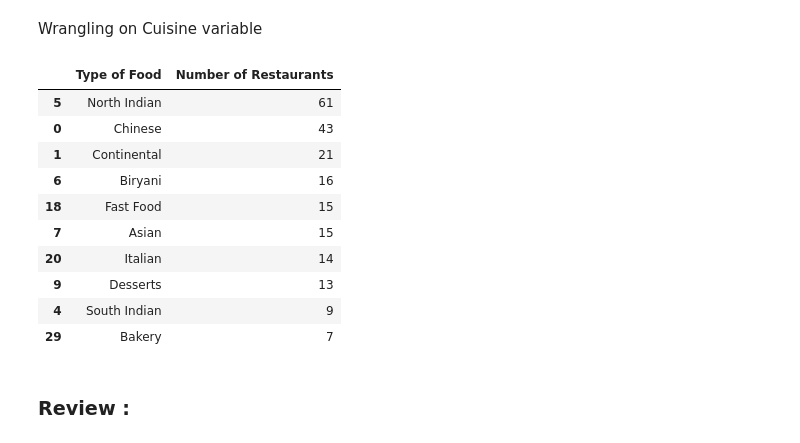
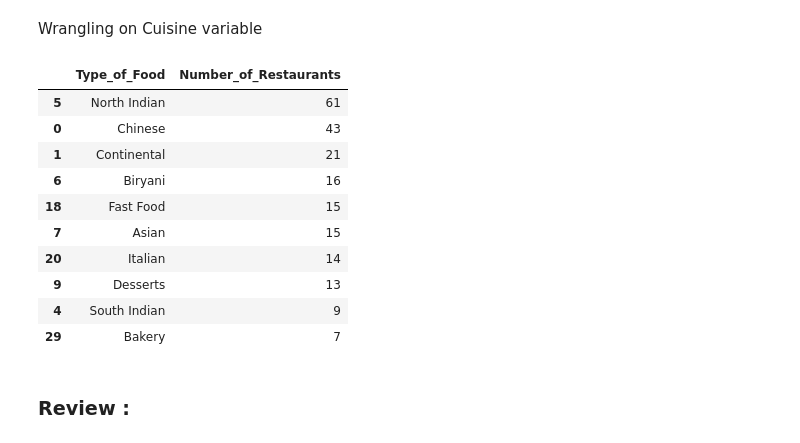
Before and after one commit to Asif-Ansari-bbl/Zomato-Resturent-Clustering-and-Sentiment-Analysis, a Jupyter notebook: Zomato_resturent_Clustering_and_Sentiment_Analysis.ipynb, the cells around one changed output. Drawn from its saved outputs; the diff is of its cells as text; code cells hidden in the pictures.

```diff
--- a/Zomato_resturent_Clustering_and_Sentiment_Analysis.ipynb
+++ b/Zomato_resturent_Clustering_and_Sentiment_Analysis.ipynb
@@ -443,15 +465,14 @@ for cuisine_names in cuisine_list:
             cuisine_dict[cuisine]=1
 # %%
 # converting the dict to a data frame
-cuisine_df=pd.DataFrame.from_dict([cuisine_dict]).transpose().reset_index().rename(
-    columns={'index':' Type of Food',0:'Number of Restaurants'})
+cuisine_df=pd.DataFrame.from_dict([cuisine_dict]).transpose().reset_index().rename(columns={'index':'Type_of_Food',0:'Number_of_Restaurants'})
 # %%
 
 #top 10 cuisine
-cusine_of_the_data=cuisine_df.sort_values('Number of Restaurants', ascending =False)
+cusine_of_the_data=cuisine_df.sort_values('Number_of_Restaurants', ascending =False)
 cusine_of_the_data[:10]
 # %% [output]
-|  | Type of Food | Number of Restaurants |
+|  | Type_of_Food | Number_of_Restaurants |
 | 5 | North Indian | 61 |
 | 0 | Chinese | 43 |
 | 1 | Continental | 21 |
```
Also changed, not shown: parts of 43 cells of this notebook.
